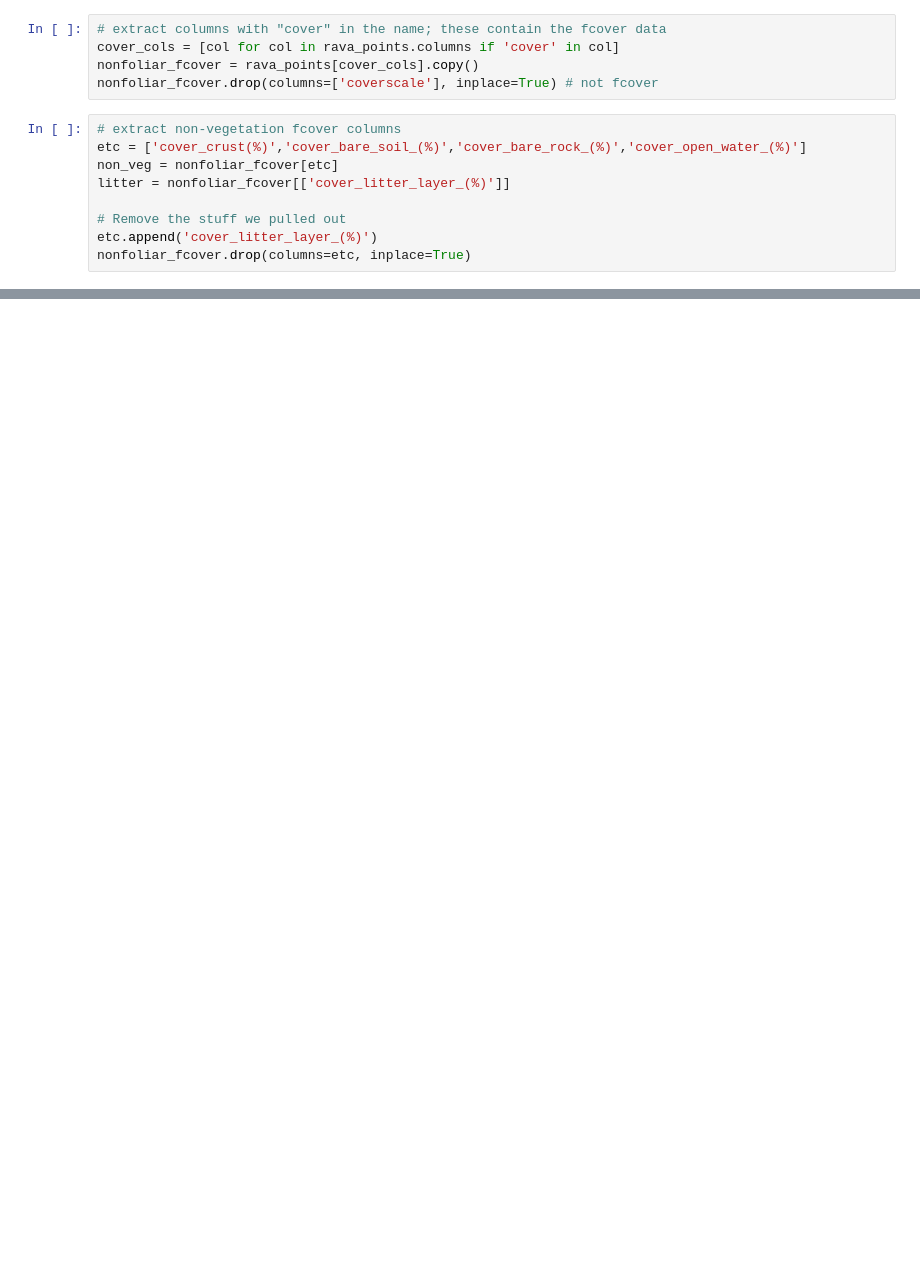
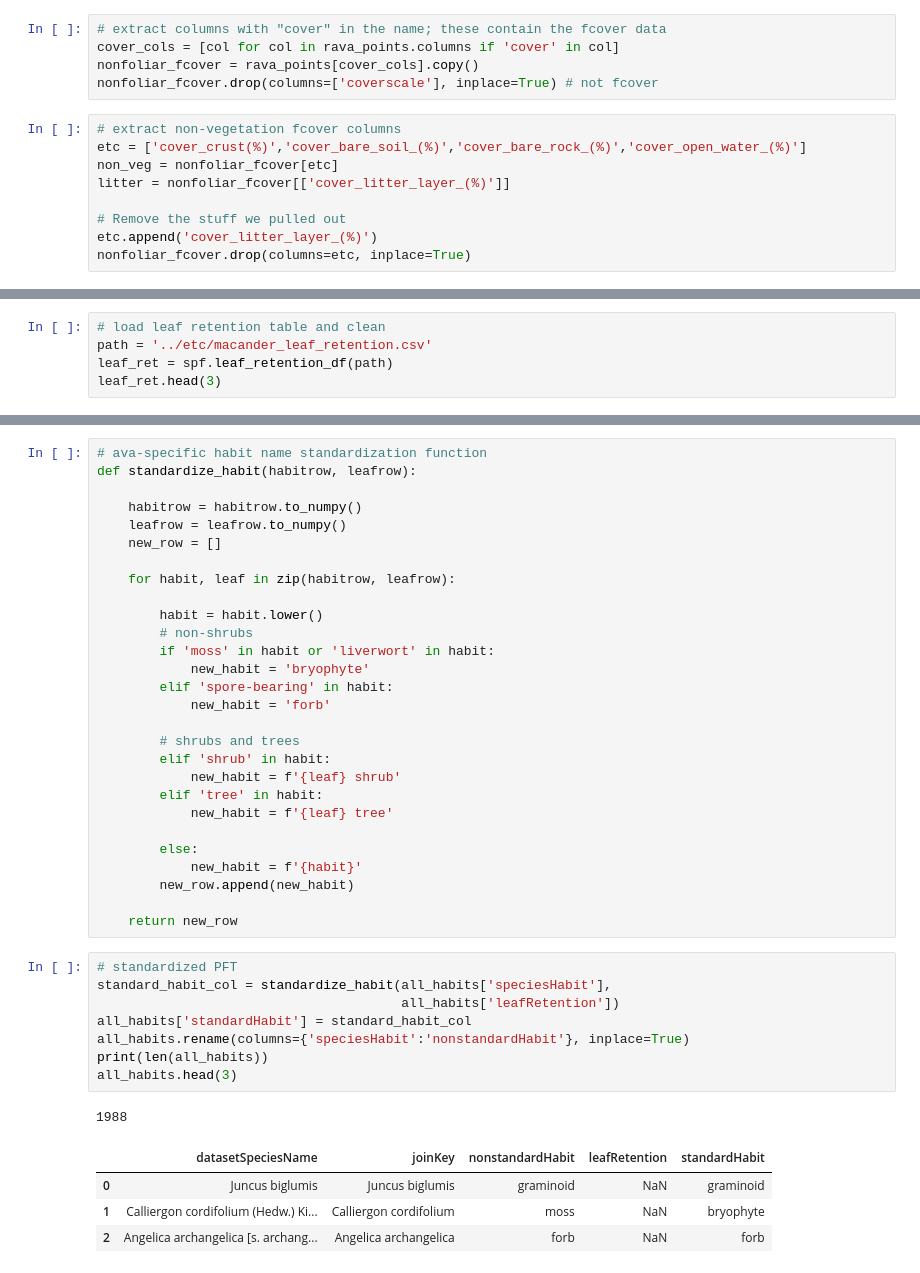
Before and after one commit to climatemodeling/pavc, a Jupyter notebook: rava/standardize_rava.ipynb, the cells around one changed output, grey strips where cells are left out. Cells and saved outputs as stored; diff of their text form; blank space fills up the shorter version.

```diff
--- a/rava/standardize_rava.ipynb
+++ b/rava/standardize_rava.ipynb
@@ -333,0 +404,5 @@ nonfoliar_fcover.drop(columns=etc, inplace=True)
+# %%
+# load leaf retention table and clean
+path = '../etc/macander_leaf_retention.csv'
+leaf_ret = spf.leaf_retention_df(path)
+leaf_ret.head(3)
@@ -333,0 +502,42 @@ nonfoliar_fcover.drop(columns=etc, inplace=True)
+# %%
+# ava-specific habit name standardization function
+def standardize_habit(habitrow, leafrow):
+
+    habitrow = habitrow.to_numpy()
+    leafrow = leafrow.to_numpy()
+    new_row = []
+
+    for habit, leaf in zip(habitrow, leafrow):
+
+        habit = habit.lower()
+        # non-shrubs
+        if 'moss' in habit or 'liverwort' in habit:
+            new_habit = 'bryophyte'
+        elif 'spore-bearing' in habit:
+            new_habit = 'forb'
+
+        # shrubs and trees
+        elif 'shrub' in habit:
+            new_habit = f'{leaf} shrub'
+        elif 'tree' in habit:
+            new_habit = f'{leaf} tree'
+
+        else:
+            new_habit = f'{habit}'
+        new_row.append(new_habit)
+
+    return new_row
+# %%
+# standardized PFT
+standard_habit_col = standardize_habit(all_habits['speciesHabit'],
+                                       all_habits['leafRetention'])
+all_habits['standardHabit'] = standard_habit_col
+all_habits.rename(columns={'speciesHabit':'nonstandardHabit'}, inplace=True)
+print(len(all_habits))
+all_habits.head(3)
+# %% [output]
+1988
+|  | datasetSpeciesName | joinKey | nonstandardHabit | leafRetention | standardHabit |
+| 0 | Juncus biglumis | Juncus biglumis | graminoid | NaN | graminoid |
+| 1 | Calliergon cordifolium (Hedw.) Ki... | Calliergon cordifolium | moss | NaN | bryophyte |
+| 2 | Angelica archangelica [s. archang... | Angelica archangelica | forb | NaN | forb |
```
Also changed, not shown: parts of 37 cells of this notebook, 1 other file.
